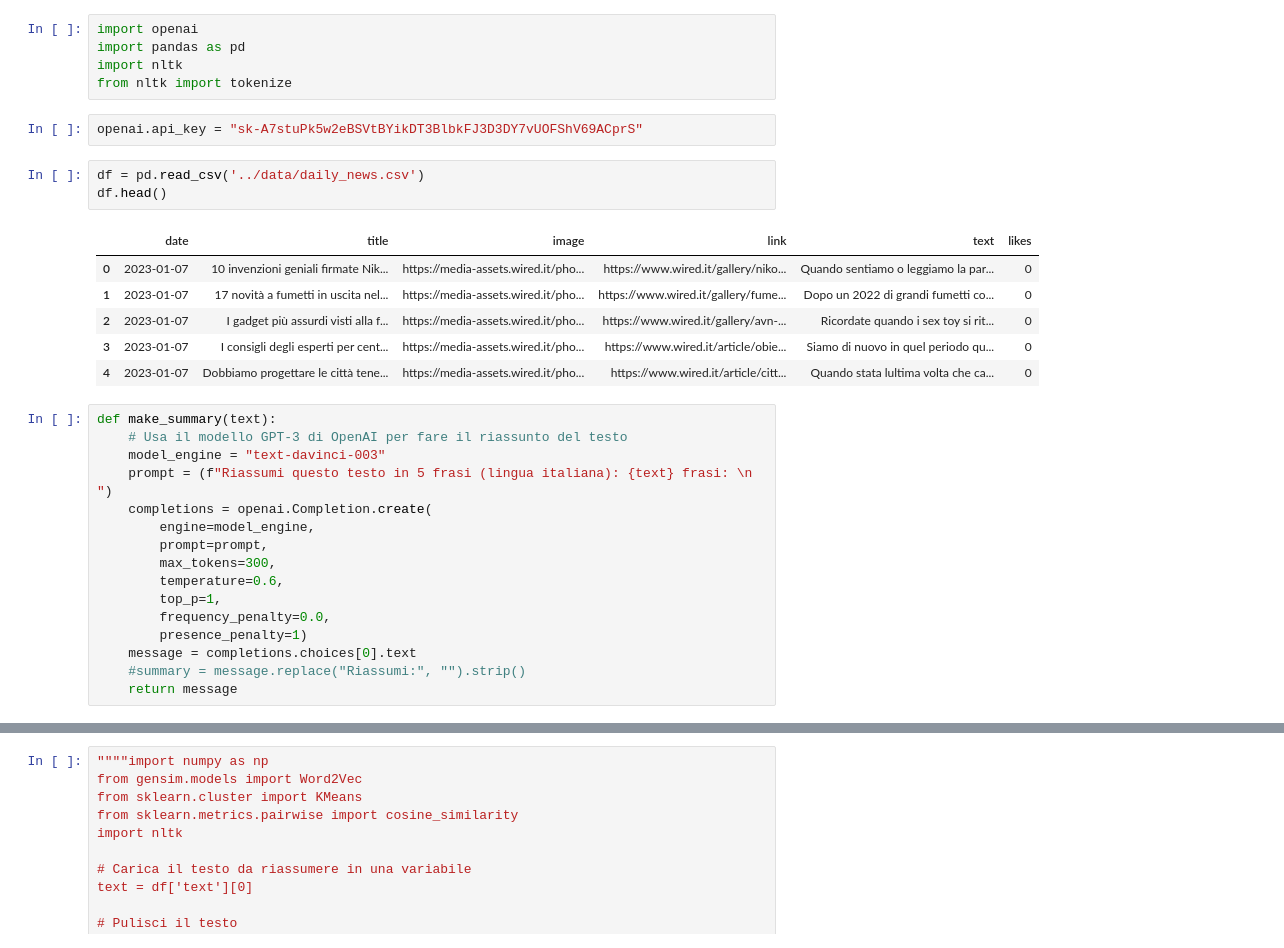
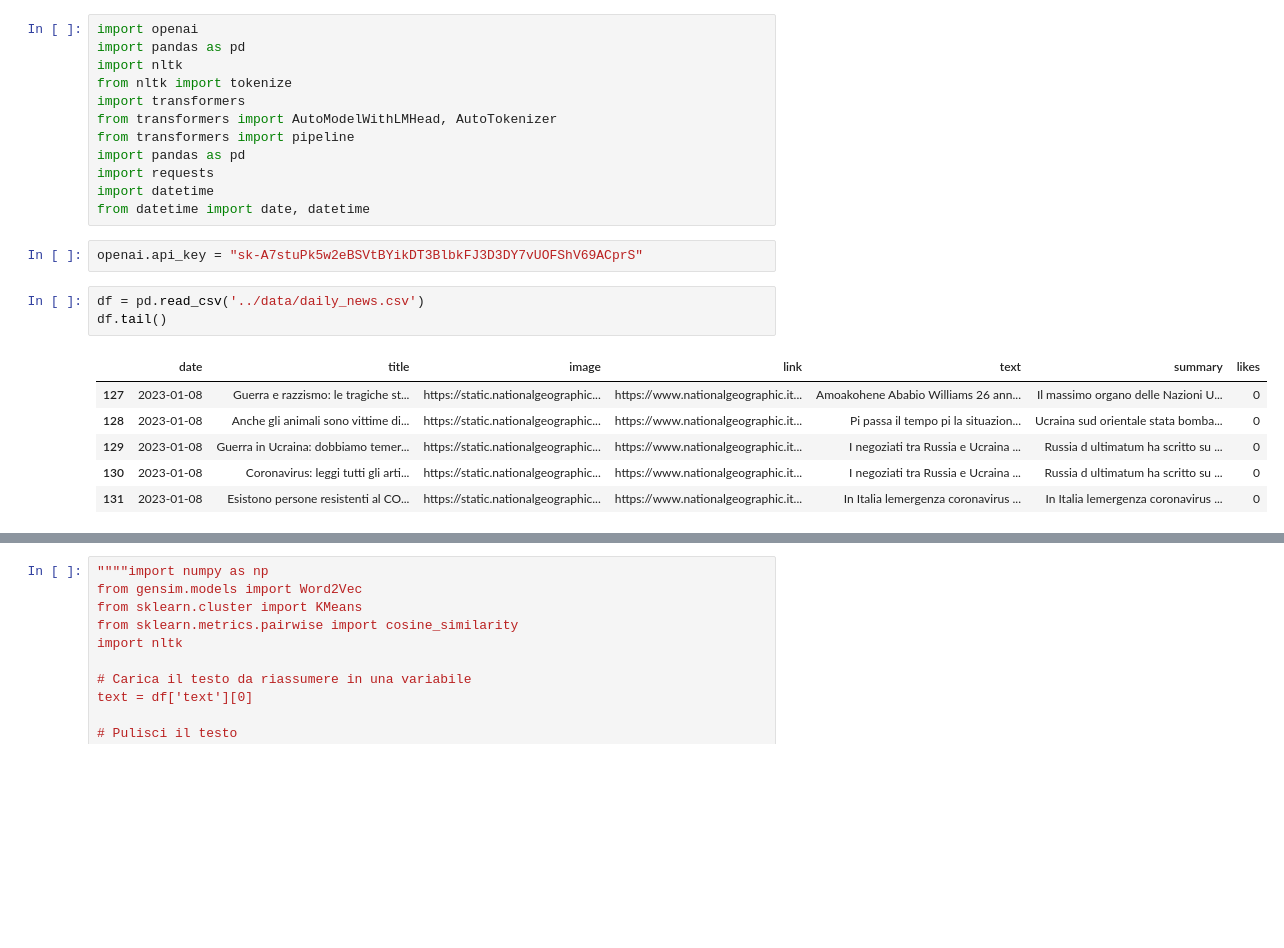
Before and after one commit to gianmarco-tucceri-cimini/daily_news_rec, a Jupyter notebook: notebooks/summarize-articles.ipynb, the cells around one changed output, grey strips where cells are left out. Saved outputs shown, nothing was run; the diff lists cells and outputs as text; blank space fills up the shorter version.

```diff
--- a/notebooks/summarize-articles.ipynb
+++ b/notebooks/summarize-articles.ipynb
@@ -3,34 +3,25 @@ import openai
 import pandas as pd
 import nltk
 from nltk import tokenize
+import transformers
+from transformers import AutoModelWithLMHead, AutoTokenizer
+from transformers import pipeline
+import pandas as pd
+import requests
+import datetime
+from datetime import date, datetime
 # %%
 openai.api_key = "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"
 # %%
 df = pd.read_csv('../data/daily_news.csv')
-df.head()
+df.tail()
 # %% [output]
-|  | date | title | image | link | text | likes |
-| 0 | 2023-01-07 | 10 invenzioni geniali firmate Nik... | https://media-assets.wired.it/pho... | https://www.wired.it/gallery/niko... | Quando sentiamo o leggiamo la par... | 0 |
-| 1 | 2023-01-07 | 17 novità a fumetti in uscita nel... | https://media-assets.wired.it/pho... | https://www.wired.it/gallery/fume... | Dopo un 2022 di grandi fumetti co... | 0 |
-| 2 | 2023-01-07 | I gadget più assurdi visti alla f... | https://media-assets.wired.it/pho... | https://www.wired.it/gallery/avn-... | Ricordate quando i sex toy si rit... | 0 |
-| 3 | 2023-01-07 | I consigli degli esperti per cent... | https://media-assets.wired.it/pho... | https://www.wired.it/article/obie... | Siamo di nuovo in quel periodo qu... | 0 |
-| 4 | 2023-01-07 | Dobbiamo progettare le città tene... | https://media-assets.wired.it/pho... | https://www.wired.it/article/citt... | Quando stata lultima volta che ca... | 0 |
+|  | date | title | image | link | text | summary | likes |
+| 127 | 2023-01-08 | Guerra e razzismo: le tragiche st... | https://static.nationalgeographic... | https://www.nationalgeographic.it... | Amoakohene Ababio Williams 26 ann... | Il massimo organo delle Nazioni U... | 0 |
+| 128 | 2023-01-08 | Anche gli animali sono vittime di... | https://static.nationalgeographic... | https://www.nationalgeographic.it... | Pi passa il tempo pi la situazion... | Ucraina sud orientale stata bomba... | 0 |
+| 129 | 2023-01-08 | Guerra in Ucraina: dobbiamo temer... | https://static.nationalgeographic... | https://www.nationalgeographic.it... | I negoziati tra Russia e Ucraina ... | Russia d ultimatum ha scritto su ... | 0 |
+| 130 | 2023-01-08 | Coronavirus: leggi tutti gli arti... | https://static.nationalgeographic... | https://www.nationalgeographic.it... | I negoziati tra Russia e Ucraina ... | Russia d ultimatum ha scritto su ... | 0 |
+| 131 | 2023-01-08 | Esistono persone resistenti al CO... | https://static.nationalgeographic... | https://www.nationalgeographic.it... | In Italia lemergenza coronavirus ... | In Italia lemergenza coronavirus ... | 0 |
-# %%
-def make_summary(text):
-    # Usa il modello GPT-3 di OpenAI per fare il riassunto del testo
-    model_engine = "text-davinci-003"
-    prompt = (f"Riassumi questo testo in 5 frasi (lingua italiana): {text} frasi: \n ")
-    completions = openai.Completion.create(
-        engine=model_engine,
-        prompt=prompt,
-        max_tokens=300,
-        temperature=0.6,
-        top_p=1,
-        frequency_penalty=0.0,
-        presence_penalty=1)
-    message = completions.choices[0].text
-    #summary = message.replace("Riassumi:", "").strip()
-    return message
 # %%
 # Crea una nuova colonna "summary"
 df["summary"] = ""
```
Also changed, not shown: parts of 21 cells of this notebook, 10 other files.
